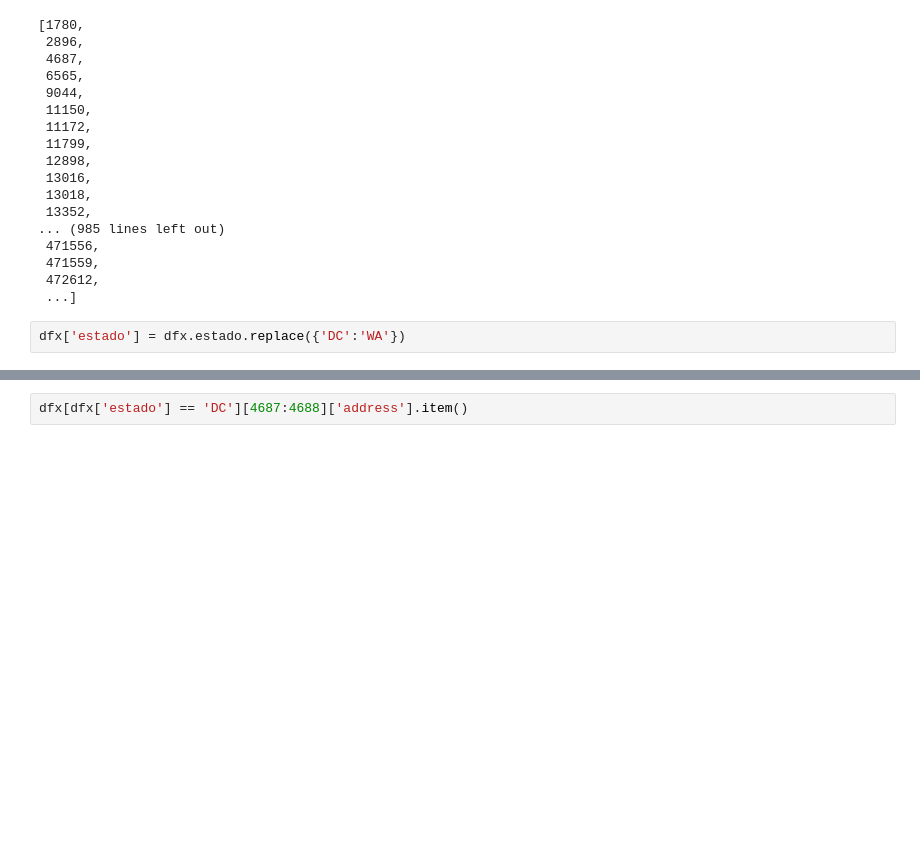
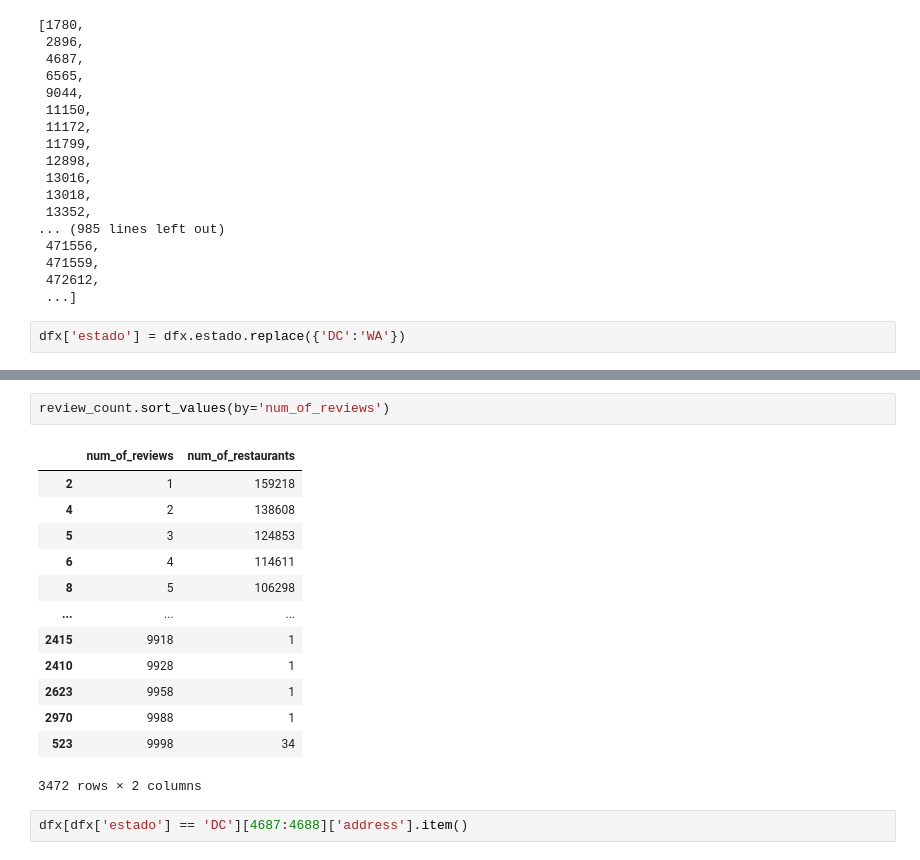
Before and after one commit to MatiasEmanuelBaez/ProyectoFinal-BigData, a Jupyter notebook: EDA/EDA_GoogleData.ipynb, the cells around one changed output, grey strips where cells are left out. Saved outputs shown, nothing was run; the diff lists cells and outputs as text; blank space fills up the shorter version.

```diff
--- a/EDA/EDA_GoogleData.ipynb
+++ b/EDA/EDA_GoogleData.ipynb
@@ -190,3 +278,19 @@ Name: estado, Length: 6512, dtype: object
+# %%
+review_count.sort_values(by='num_of_reviews')
+# %% [output]
+|  | num_of_reviews | num_of_restaurants |
+| 2 | 1 | 159218 |
+| 4 | 2 | 138608 |
+| 5 | 3 | 124853 |
+| 6 | 4 | 114611 |
+| 8 | 5 | 106298 |
+| ... | ... | ... |
+| 2415 | 9918 | 1 |
+| 2410 | 9928 | 1 |
+| 2623 | 9958 | 1 |
+| 2970 | 9988 | 1 |
+| 523 | 9998 | 34 |
+3472 rows × 2 columns
 # %%
 dfx[dfx['estado'] == 'DC'][4687:4688]['address'].item()
 # %% [output]
```
Also changed, not shown: parts of 6 cells of this notebook, 1 other file.
